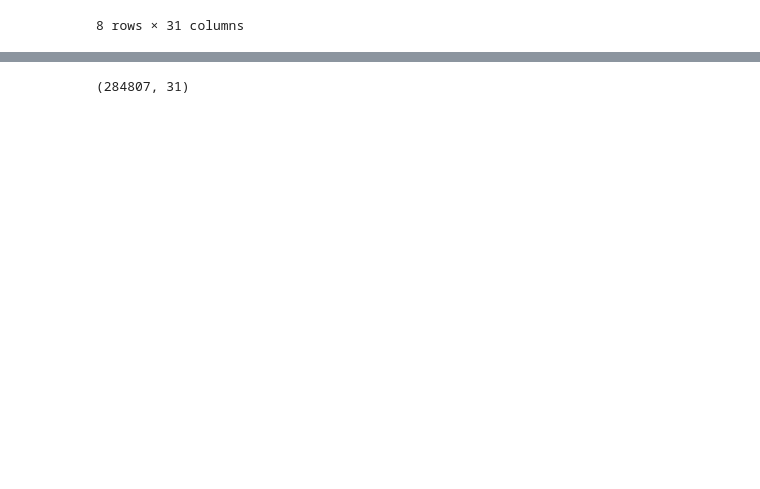
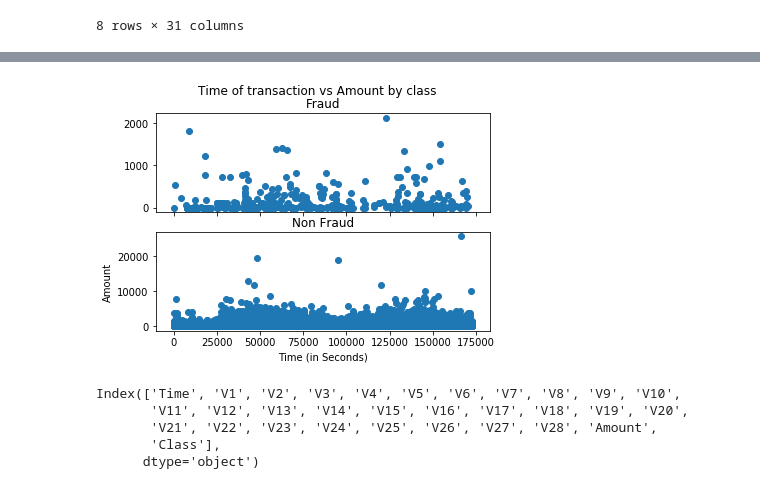
Before and after one commit to bukhbayar/capstone-finance, a Jupyter notebook: notebooks/1.0-credit-card-fraud.ipynb, the cells around one changed output, grey strips where cells are left out. Drawn from its saved outputs; the diff is of its cells as text; code cells hidden in the pictures; blank space fills up the shorter version.

```diff
--- a/notebooks/1.0-credit-card-fraud.ipynb
+++ b/notebooks/1.0-credit-card-fraud.ipynb
@@ -28,4 +136,23 @@ df.describe()
+# %%
+f, (ax1, ax2) = plt.subplots(2, 1, sharex=True)
+f.suptitle('Time of transaction vs Amount by class')
+
+ax1.scatter(df_fraud.Time, df_fraud.Amount)
+ax1.set_title('Fraud')
+
+ax2.scatter(df_nonFraud.Time, df_nonFraud.Amount)
+ax2.set_title('Non Fraud')
+
+plt.xlabel('Time (in Seconds)')
+plt.ylabel('Amount')
+plt.show()
+# %% [output]
+[figure, added]
 # %%
-df.shape
+df.columns
 # %% [output]
-(284807, 31)
+Index(['Time', 'V1', 'V2', 'V3', 'V4', 'V5', 'V6', 'V7', 'V8', 'V9', 'V10',
+       'V11', 'V12', 'V13', 'V14', 'V15', 'V16', 'V17', 'V18', 'V19', 'V20',
+       'V21', 'V22', 'V23', 'V24', 'V25', 'V26', 'V27', 'V28', 'Amount',
+       'Class'],
+      dtype='object')
```
Also changed, not shown: parts of 18 cells of this notebook.
